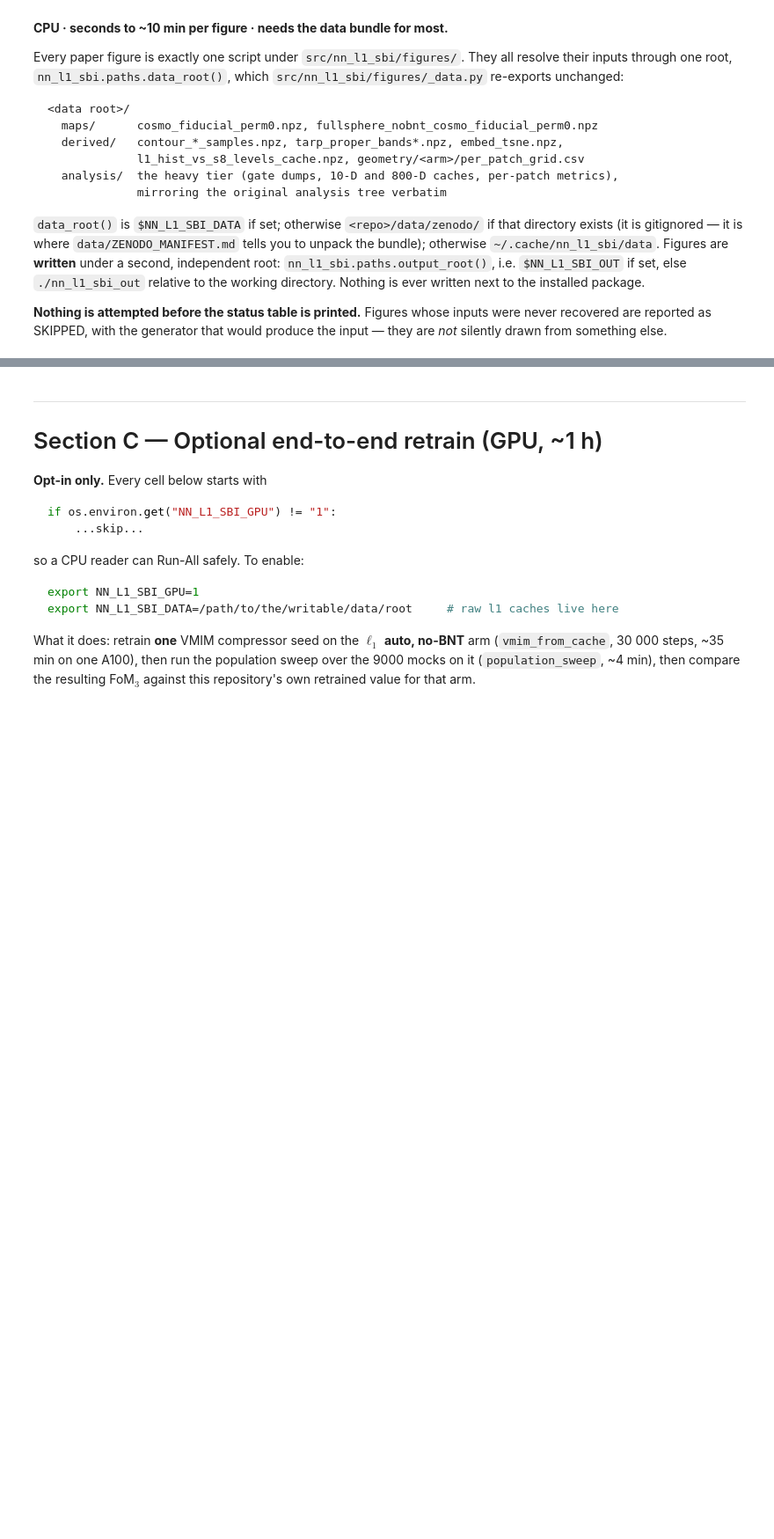
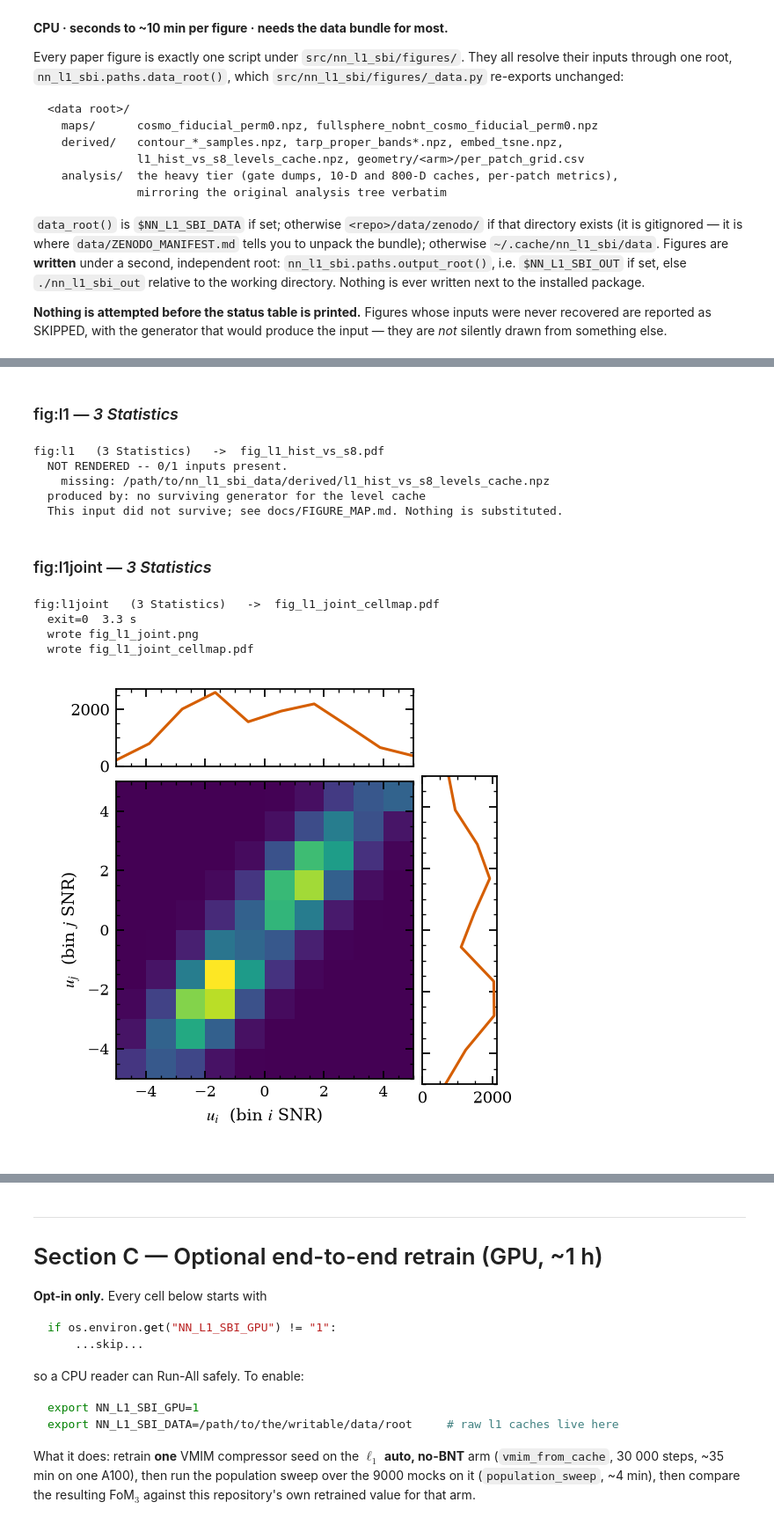
Before and after one commit to AndreasTersenov/nn_l1_sbi, a Jupyter notebook: notebooks/reproduce_paper.ipynb, the cells around one changed output, grey strips where cells are left out. Shown at 88% size. Cells and saved outputs as stored; diff of their text form; code cells hidden in the pictures; blank space fills up the shorter version.

```diff
--- a/notebooks/reproduce_paper.ipynb
+++ b/notebooks/reproduce_paper.ipynb
@@ -667,11 +465,0 @@ nothing is substituted.
-# %%
-for f in FIGURES:
-    if f["status"] == "READY":
-        continue
-    print(f"{f['label']}  [{f['status']}]")
-    if f.get("missing"):
-        print(f"    reason   : {f['missing']}")
-    print(f"    generator: {f['gen']}")
-    for p, ok in zip(f["inputs"], f["have"]):
-        print(f"    {'have' if ok else 'MISS'} : {p}")
-    print()
@@ -814,0 +666,20 @@ directory name.
+# %% [markdown]
+### fig:l1 — *3 Statistics*
+# %%
+show("fig:l1")
+# %% [output]
+fig:l1   (3 Statistics)   ->  fig_l1_hist_vs_s8.pdf
+  NOT RENDERED -- 0/1 inputs present.
+    missing: /path/to/nn_l1_sbi_data/derived/l1_hist_vs_s8_levels_cache.npz
+  produced by: no surviving generator for the level cache
+  This input did not survive; see docs/FIGURE_MAP.md. Nothing is substituted.
+# %% [markdown]
+### fig:l1joint — *3 Statistics*
+# %%
+show("fig:l1joint")
+# %% [output]
+fig:l1joint   (3 Statistics)   ->  fig_l1_joint_cellmap.pdf
+  exit=0  3.3 s
+  wrote fig_l1_joint.png
+  wrote fig_l1_joint_cellmap.pdf
+[figure, added]
```
Also changed, not shown: parts of 31 cells of this notebook, 2 other files.
